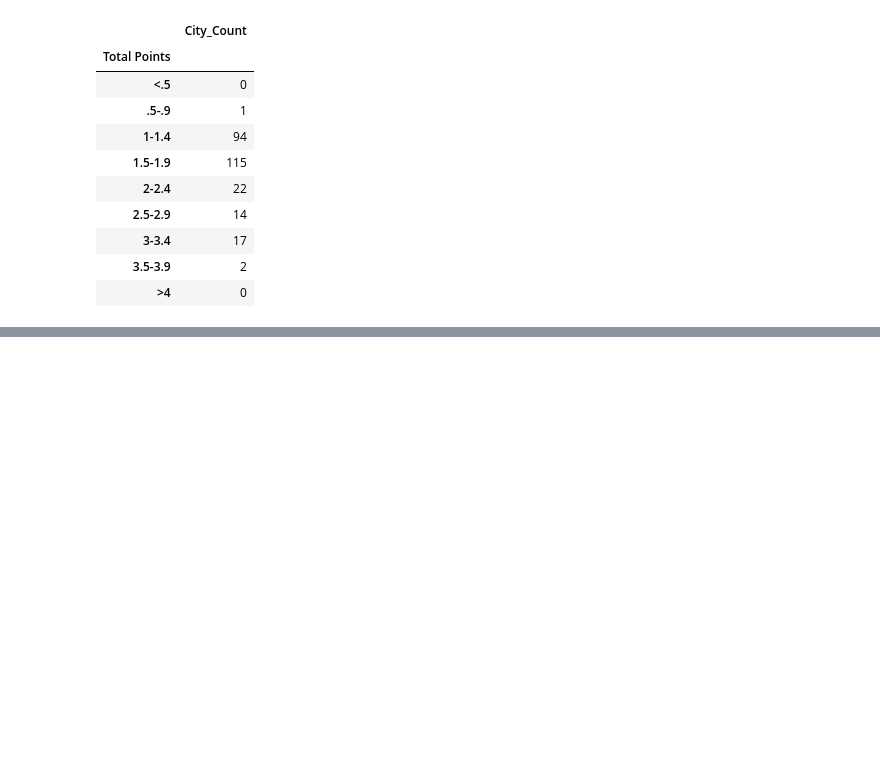
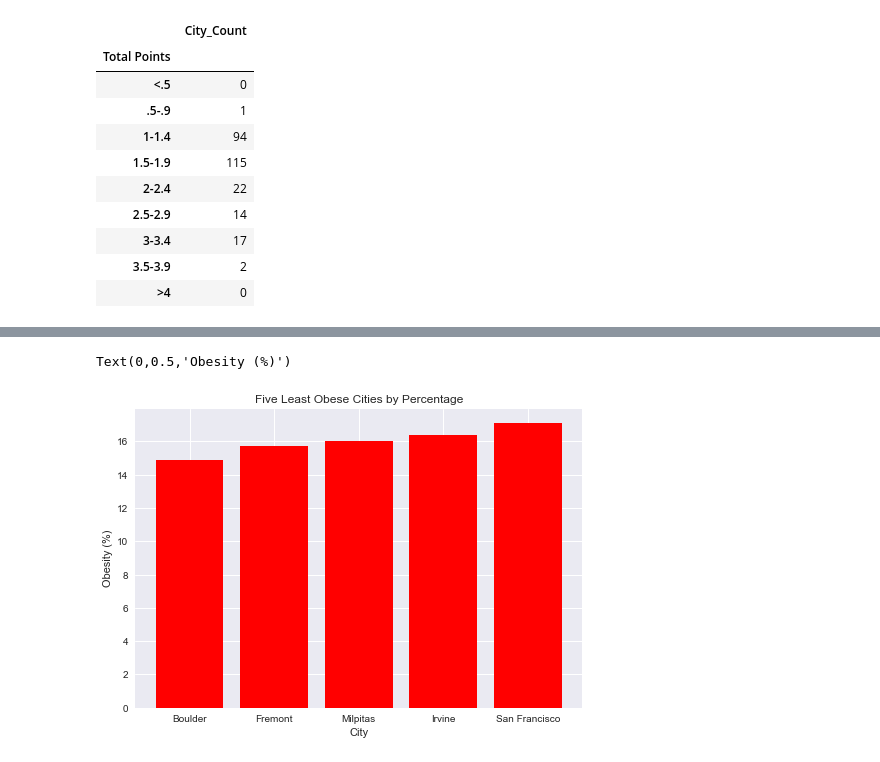
Before and after one commit to shouaschang/Projects, a Jupyter notebook: Project_1/Project.ipynb, the cells around one changed output, grey strips where cells are left out. Saved outputs shown, nothing was run; the diff lists cells and outputs as text; code cells hidden in the pictures; blank space fills up the shorter version.

```diff
--- a/Project_1/Project.ipynb
+++ b/Project_1/Project.ipynb
@@ -299,0 +278,19 @@ obesity_analysis_df.rename(columns={"Obesity Rank":"Rank"})
+# %%
+# Bar Chart of Five Least Obese Cities
+obesity_percentage = [14.9, 15.7, 16.0, 16.4, 17.1]
+x_axis = np.arange(len(obesity_percentage))
+# %%
+# Plotting and Formatting Chart
+plt.bar(x_axis, obesity_percentage, color="r", align="center")
+
+# Setting Tick Locations
+tick_locations = [value for value in x_axis]
+plt.xticks(tick_locations, ["Boulder", "Fremont", "Milpitas", "Irvine", "San Francisco"])
+
+# Labeling and Titling Chart
+plt.title("Five Least Obese Cities by Percentage")
+plt.xlabel("City")
+plt.ylabel("Obesity (%)")
+# %% [output]
+Text(0,0.5,'Obesity (%)')
+[figure, added]
```
Also changed, not shown: parts of 26 cells of this notebook.
